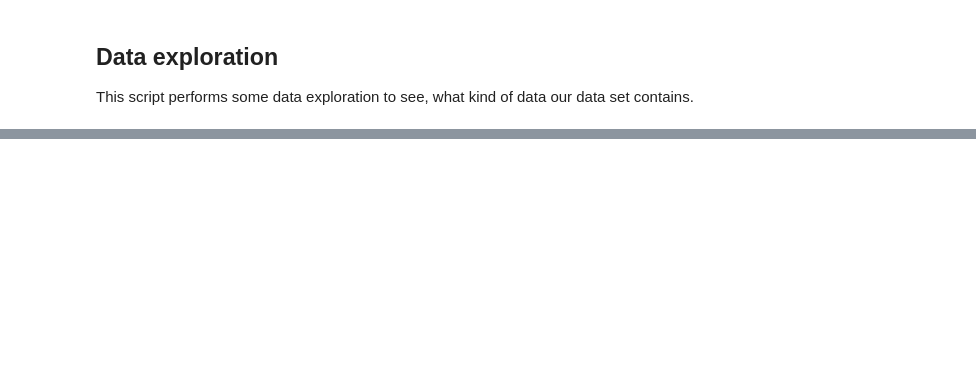
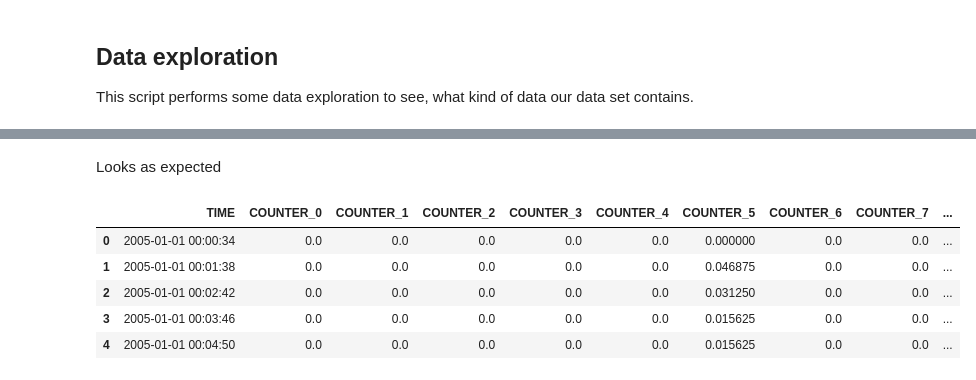
Before and after one commit to CaptainNikon/Enceladus-Plume-Detector-ML, a Jupyter notebook: 02_DataPreparation.ipynb, the cells around one changed output, grey strips where cells are left out. Saved outputs shown, nothing was run; the diff lists cells and outputs as text; code cells hidden in the pictures; blank space fills up the shorter version.

```diff
--- a/02_DataPreparation.ipynb
+++ b/02_DataPreparation.ipynb
@@ -68,0 +51,2 @@ plt.show()
+# %% [markdown]
+Looks as expected
@@ -68,0 +90,10 @@ plt.show()
+# %%
+count_df = df[df.columns[0:17]]
+count_df.head()
+# %% [output]
+|  | TIME | COUNTER_0 | COUNTER_1 | COUNTER_2 | COUNTER_3 | COUNTER_4 | COUNTER_5 | COUNTER_6 | COUNTER_7 | ... |
+| 0 | 2005-01-01 00:00:34 | 0.0 | 0.0 | 0.0 | 0.0 | 0.0 | 0.000000 | 0.0 | 0.0 | ... |
+| 1 | 2005-01-01 00:01:38 | 0.0 | 0.0 | 0.0 | 0.0 | 0.0 | 0.046875 | 0.0 | 0.0 | ... |
+| 2 | 2005-01-01 00:02:42 | 0.0 | 0.0 | 0.0 | 0.0 | 0.0 | 0.031250 | 0.0 | 0.0 | ... |
+| 3 | 2005-01-01 00:03:46 | 0.0 | 0.0 | 0.0 | 0.0 | 0.0 | 0.015625 | 0.0 | 0.0 | ... |
+| 4 | 2005-01-01 00:04:50 | 0.0 | 0.0 | 0.0 | 0.0 | 0.0 | 0.015625 | 0.0 | 0.0 | ... |
```
Also changed, not shown: parts of 9 cells of this notebook, 9 other files.
